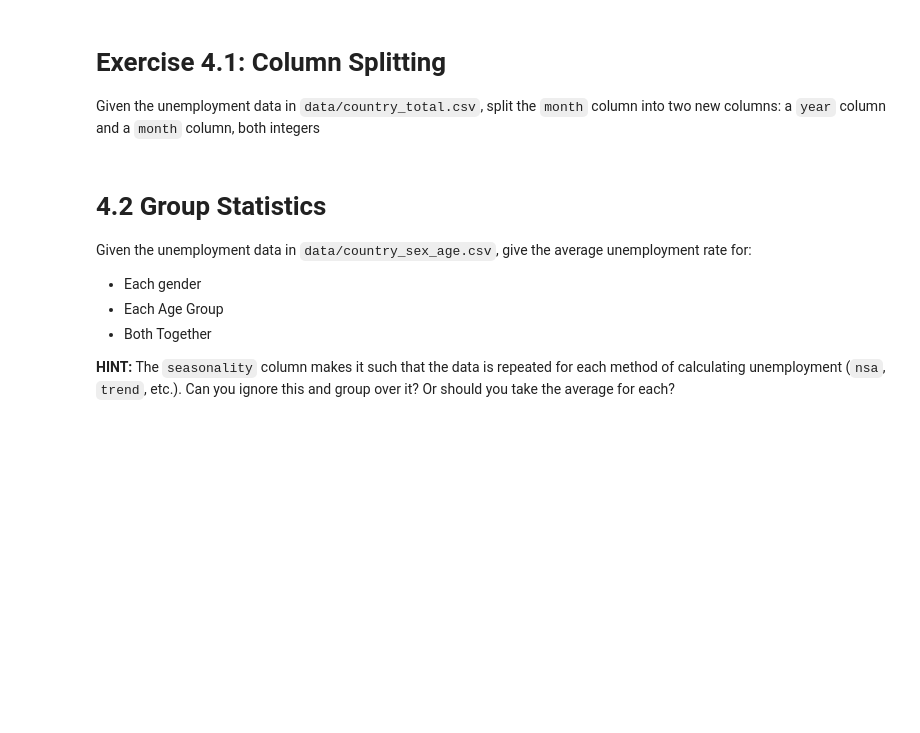
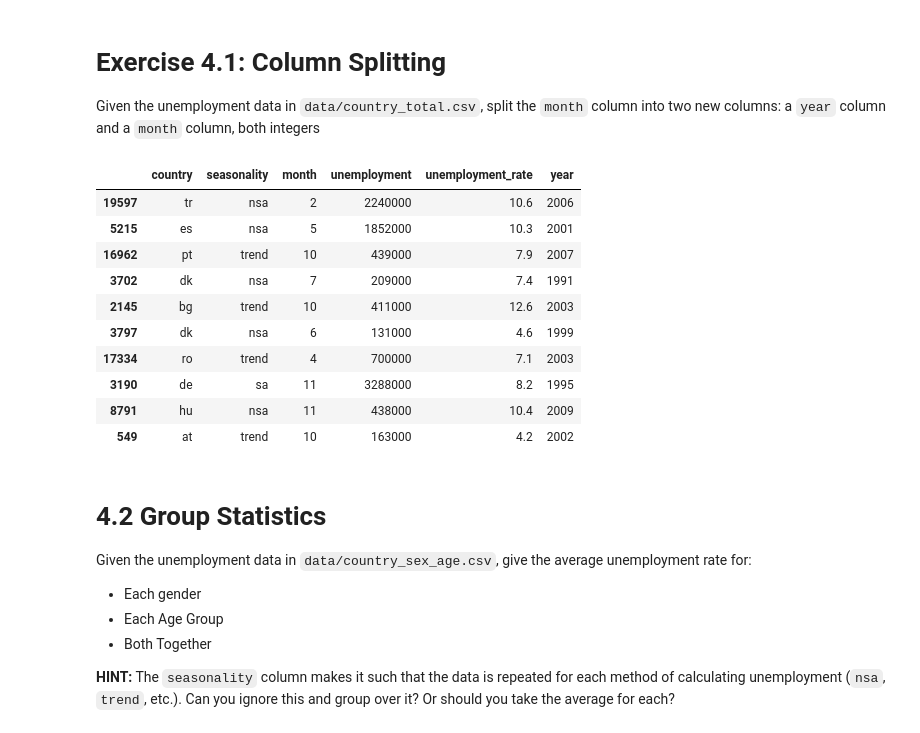
Before and after one commit to cb-ds-1/m2-1-pandas, a Jupyter notebook: workshop.ipynb, the cells around one changed output. Saved outputs shown, nothing was run; the diff lists cells and outputs as text; code cells hidden in the pictures; blank space fills up the shorter version.

```diff
--- a/workshop.ipynb
+++ b/workshop.ipynb
@@ -125,6 +241,23 @@ Make the text in your dataframe:
 # Exercise 4.1: Column Splitting
 
 Given the unemployment data in `data/country_total.csv`, split the `month` column into two new columns: a `year` column and a `month` column, both integers
+# %%
+df = pd.read_csv('data/country_total.csv', parse_dates=['month'])
+df['year'] = df['month'].dt.year
+df['month'] = df['month'].dt.month
+df.sample(10)
+# %% [output]
+|  | country | seasonality | month | unemployment | unemployment_rate | year |
+| 19597 | tr | nsa | 2 | 2240000 | 10.6 | 2006 |
+| 5215 | es | nsa | 5 | 1852000 | 10.3 | 2001 |
+| 16962 | pt | trend | 10 | 439000 | 7.9 | 2007 |
+| 3702 | dk | nsa | 7 | 209000 | 7.4 | 1991 |
+| 2145 | bg | trend | 10 | 411000 | 12.6 | 2003 |
+| 3797 | dk | nsa | 6 | 131000 | 4.6 | 1999 |
+| 17334 | ro | trend | 4 | 700000 | 7.1 | 2003 |
+| 3190 | de | sa | 11 | 3288000 | 8.2 | 1995 |
+| 8791 | hu | nsa | 11 | 438000 | 10.4 | 2009 |
+| 549 | at | trend | 10 | 163000 | 4.2 | 2002 |
 # %% [markdown]
 # 4.2 Group Statistics
 
```
Also changed, not shown: parts of 13 cells of this notebook.
